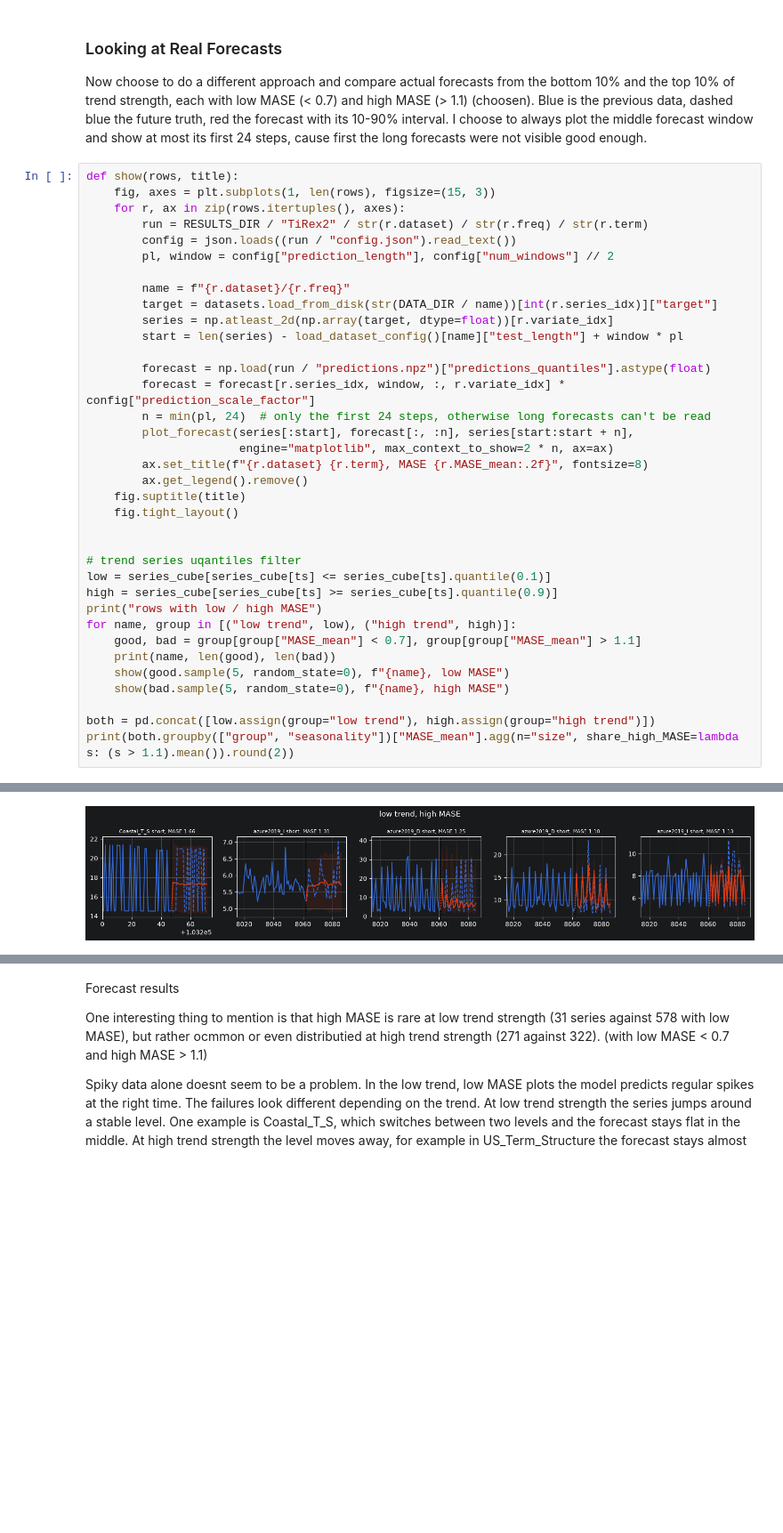
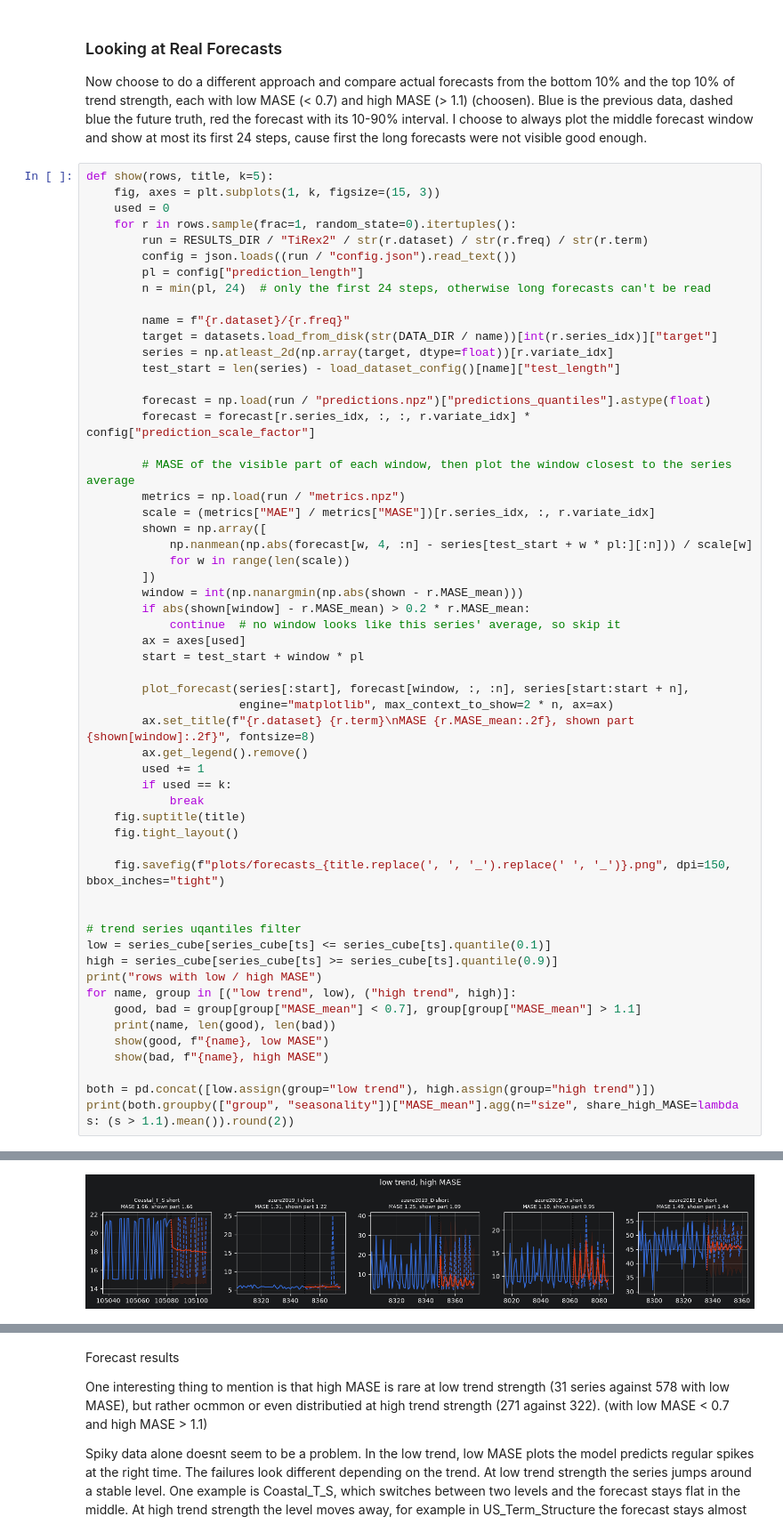
Before and after one commit to NoahPichl/aiviz, a Jupyter notebook: team_blue/main.ipynb, the cells around one changed output, grey strips where cells are left out. Shown at 89% size. Cells and saved outputs as stored; diff of their text form; blank space fills up the shorter version.

Commit message:
team_blue: forecasts view correction and saving created plots

```diff
--- a/team_blue/main.ipynb
+++ b/team_blue/main.ipynb
@@ -282,27 +294,47 @@ So trend strength itself does not seem to explain the error of the model. What i
 
 Now choose to do a different approach and compare actual forecasts from the bottom 10% and the top 10% of trend strength, each with low MASE (< 0.7) and high MASE (> 1.1) (choosen). Blue is the previous data, dashed blue the future truth, red the forecast with its 10-90% interval. I choose to always plot the middle forecast window and show at most its first 24 steps, cause first the long forecasts were not visible good enough.
 # %%
-def show(rows, title):
-    fig, axes = plt.subplots(1, len(rows), figsize=(15, 3))
-    for r, ax in zip(rows.itertuples(), axes):
+def show(rows, title, k=5):
+    fig, axes = plt.subplots(1, k, figsize=(15, 3))
+    used = 0
+    for r in rows.sample(frac=1, random_state=0).itertuples():
         run = RESULTS_DIR / "TiRex2" / str(r.dataset) / str(r.freq) / str(r.term)
         config = json.loads((run / "config.json").read_text())
-        pl, window = config["prediction_length"], config["num_windows"] // 2
+        pl = config["prediction_length"]
+        n = min(pl, 24)  # only the first 24 steps, otherwise long forecasts can't be read
 
         name = f"{r.dataset}/{r.freq}"
         target = datasets.load_from_disk(str(DATA_DIR / name))[int(r.series_idx)]["target"]
         series = np.atleast_2d(np.array(target, dtype=float))[r.variate_idx]
-        start = len(series) - load_dataset_config()[name]["test_length"] + window * pl
+        test_start = len(series) - load_dataset_config()[name]["test_length"]
 
         forecast = np.load(run / "predictions.npz")["predictions_quantiles"].astype(float)
-        forecast = forecast[r.series_idx, window, :, r.variate_idx] * config["prediction_scale_factor"]
-        n = min(pl, 24)  # only the first 24 steps, otherwise long forecasts can't be read
-        plot_forecast(series[:start], forecast[:, :n], series[start:start + n],
+        forecast = forecast[r.series_idx, :, :, r.variate_idx] * config["prediction_scale_factor"]
+
+        # MASE of the visible part of each window, then plot the window closest to the series average
+        metrics = np.load(run / "metrics.npz")
+        scale = (metrics["MAE"] / metrics["MASE"])[r.series_idx, :, r.variate_idx]
+        shown = np.array([
+            np.nanmean(np.abs(forecast[w, 4, :n] - series[test_start + w * pl:][:n])) / scale[w]
+            for w in range(len(scale))
+        ])
+        window = int(np.nanargmin(np.abs(shown - r.MASE_mean)))
+        if abs(shown[window] - r.MASE_mean) > 0.2 * r.MASE_mean:
+            continue  # no window looks like this series' average, so skip it
+        ax = axes[used]
+        start = test_start + window * pl
+
+        plot_forecast(series[:start], forecast[window, :, :n], series[start:start + n],
                       engine="matplotlib", max_context_to_show=2 * n, ax=ax)
-        ax.set_title(f"{r.dataset} {r.term}, MASE {r.MASE_mean:.2f}", fontsize=8)
+        ax.set_title(f"{r.dataset} {r.term}\nMASE {r.MASE_mean:.2f}, shown part {shown[window]:.2f}", fontsize=8)
         ax.get_legend().remove()
+        used += 1
+        if used == k:
+            break
     fig.suptitle(title)
     fig.tight_layout()
+
+    fig.savefig(f"plots/forecasts_{title.replace(', ', '_').replace(' ', '_')}.png", dpi=150, bbox_inches="tight")
 
 
 # trend series uqantiles filter
@@ -312,8 +344,8 @@ print("rows with low / high MASE")
 for name, group in [("low trend", low), ("high trend", high)]:
     good, bad = group[group["MASE_mean"] < 0.7], group[group["MASE_mean"] > 1.1]
     print(name, len(good), len(bad))
-    show(good.sample(5, random_state=0), f"{name}, low MASE")
-    show(bad.sample(5, random_state=0), f"{name}, high MASE")
+    show(good, f"{name}, low MASE")
+    show(bad, f"{name}, high MASE")
 
 both = pd.concat([low.assign(group="low trend"), high.assign(group="high trend")])
 print(both.groupby(["group", "seasonality"])["MASE_mean"].agg(n="size", share_high_MASE=lambda s: (s > 1.1).mean()).round(2))
@@ -341 +373 @@ low trend  1             19             0.11
-[figure, old version]
+[figure, new version]
```
Also changed, not shown: parts of 5 cells of this notebook, 7 other files.
